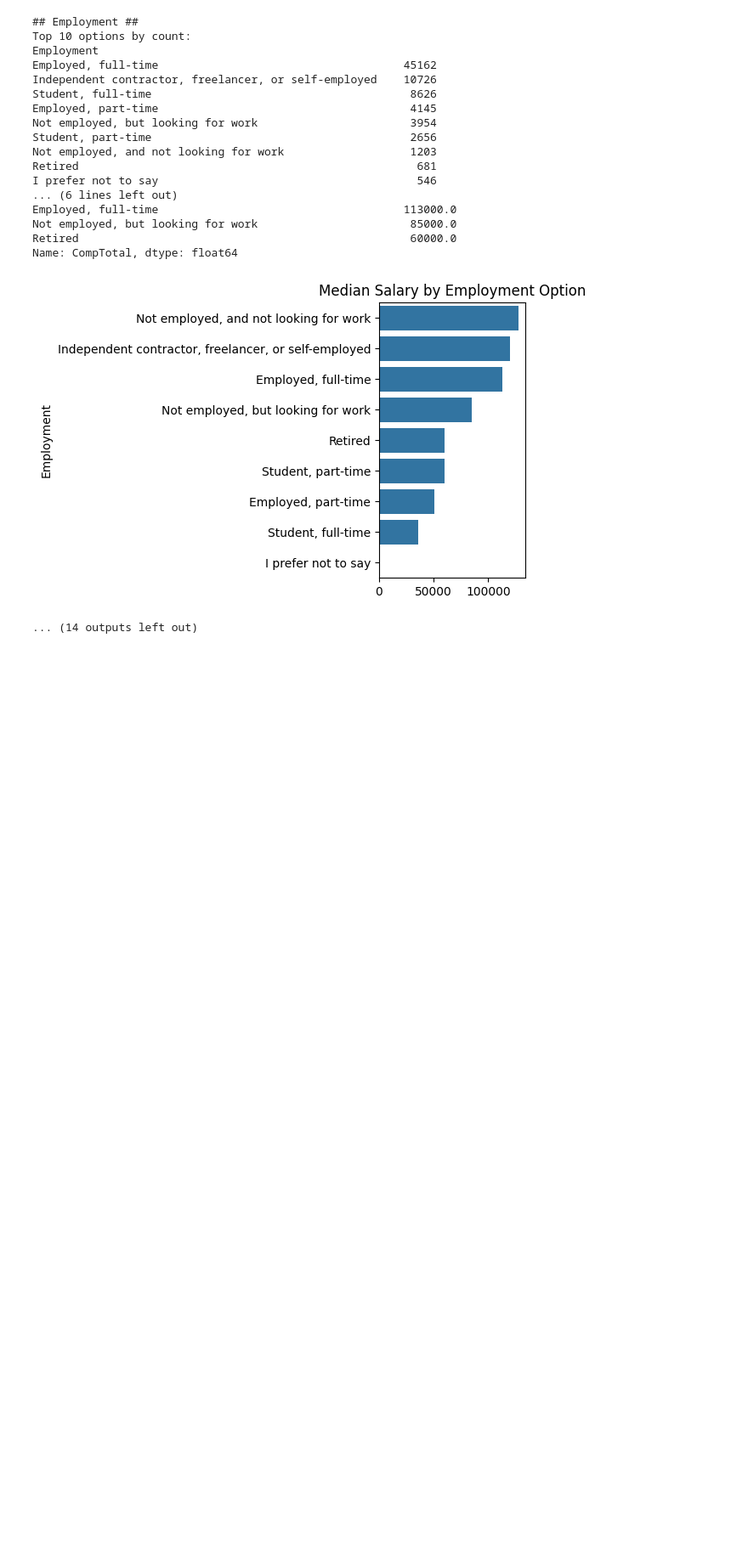
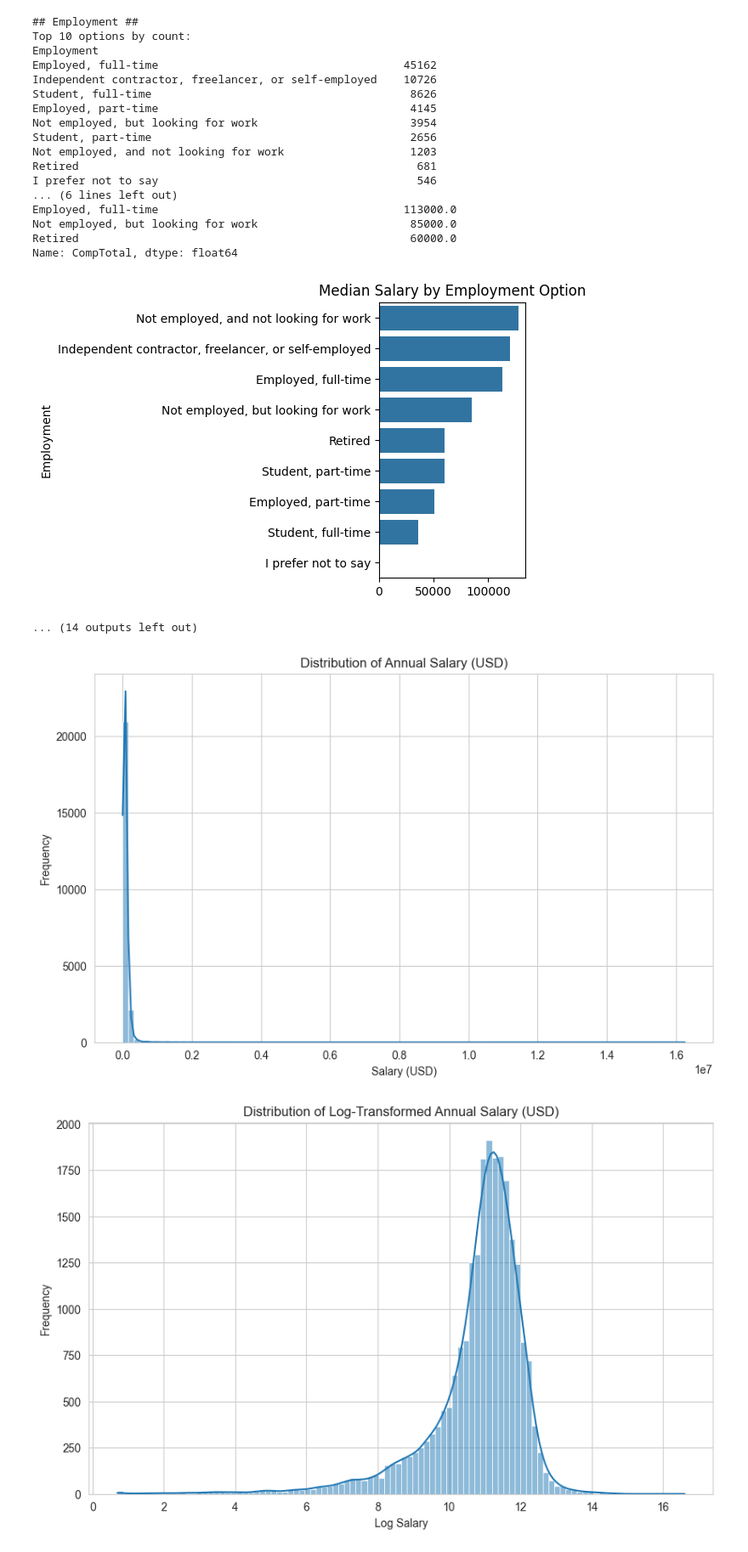
Before and after one commit to malhar2460/Stack-overflow-survey-2024-salary-prediction, a Jupyter notebook: notebooks/2_EDA.ipynb, the cells around one changed output. Shown at 85% size. Cells and saved outputs as stored; diff of their text form; code cells hidden in the pictures; blank space fills up the shorter version.

```diff
--- a/notebooks/2_EDA.ipynb
+++ b/notebooks/2_EDA.ipynb
@@ -227,3 +227,59 @@ Retired                                                  60000.0
 Name: CompTotal, dtype: float64
 [figure]
 ... (14 outputs left out)
+# %%
+import matplotlib.pyplot as plt
+import seaborn as sns
+import pandas as pd
+import numpy as np
+
+df = pd.read_csv("../data/raw/survey_results_public.csv")
+# Set the style for plots
+sns.set_style('whitegrid')
+
+# Analyze the target variable: ConvertedCompYearly
+plt.figure(figsize=(10, 6))
+sns.histplot(df['ConvertedCompYearly'].dropna(), bins=100, kde=True)
+plt.title('Distribution of Annual Salary (USD)')
+plt.xlabel('Salary (USD)')
+plt.ylabel('Frequency')
+plt.show()
+
+# We'll likely need to handle the long tail of high salaries. A log transformation can help.
+df['LogSalary'] = np.log1p(df['ConvertedCompYearly'])
+
+plt.figure(figsize=(10, 6))
+sns.histplot(df['LogSalary'].dropna(), bins=100, kde=True)
+plt.title('Distribution of Log-Transformed Annual Salary (USD)')
+plt.xlabel('Log Salary')
+plt.ylabel('Frequency')
+plt.show()
+
+
+# Explore relationships with key categorical features
+def plot_feature_salary(feature, top_n=15):
+    plt.figure(figsize=(12, 8))
+    # Taking the top N most frequent categories to keep the plot readable
+    top_categories = df[feature].value_counts().nlargest(top_n).index
+    sns.boxplot(data=df[df[feature].isin(top_categories)], x=feature, y='ConvertedCompYearly')
+    plt.title(f'Salary Distribution by {feature}')
+    plt.xlabel(feature)
+    plt.ylabel('Annual Salary (USD)')
+    plt.xticks(rotation=45, ha='right')
+    plt.show()
+
+plot_feature_salary('Country')
+plot_feature_salary('EdLevel')
+plot_feature_salary('DevType')
+
+
+# Correlation matrix for numerical features
+plt.figure(figsize=(10, 8))
+numerical_cols = df.select_dtypes(include=np.number).columns
+correlation_matrix = df[numerical_cols].corr()
+sns.heatmap(correlation_matrix, annot=True, cmap='coolwarm')
+plt.title('Correlation Matrix of Numerical Features')
+plt.show()
+# %% [output]
+[figure, added]
+[figure, added]
```
Also changed, not shown: parts of 1 cell of this notebook, 5 other files.
